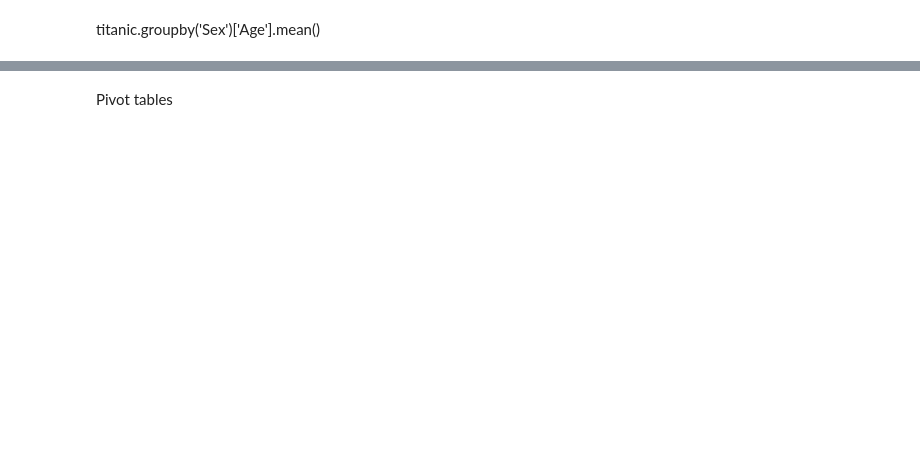
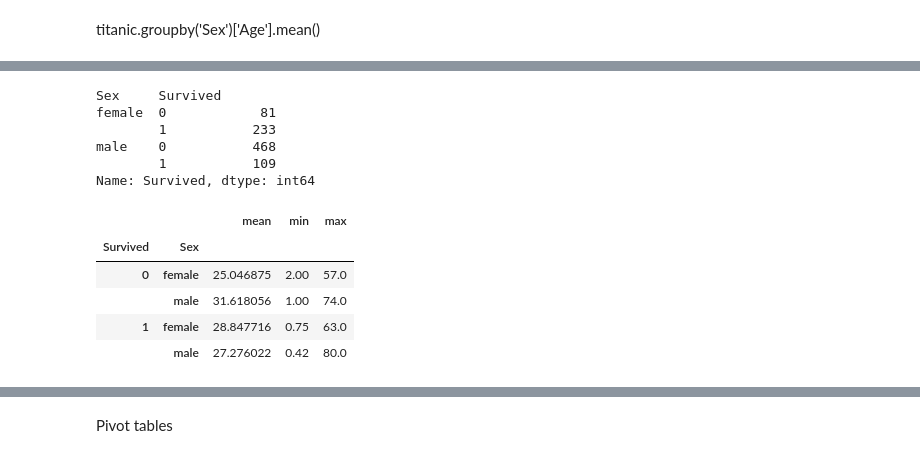
Before and after one commit to ShaheerJamalChishti90/CDE-Learning-B2, a Jupyter notebook: 03 Data Analysis/Pandas/Class 02 - Dataframes and Aggregagtion.ipynb, the cells around one changed output, grey strips where cells are left out. Cells and saved outputs as stored; diff of their text form; code cells hidden in the pictures; blank space fills up the shorter version.

```diff
--- a/03 Data Analysis/Pandas/Class 02 - Dataframes and Aggregagtion.ipynb
+++ b/03 Data Analysis/Pandas/Class 02 - Dataframes and Aggregagtion.ipynb
@@ -458,4 +625,20 @@ titanic.groupby(['Survived', 'Sex'])['Survived'].count() # < -- multiple group
+# %%
+titanic.groupby(['Sex','Survived'])['Survived'].count() # < -- multiple group
+# %% [output]
+Sex     Survived
+female  0            81
+        1           233
+male    0           468
+        1           109
+Name: Survived, dtype: int64
 # %%
-titanic.groupby(['Survived', 'Sex'])['Age'].agg(['count', 'min', 'max'])# <-- multiple stats
+titanic.groupby(['Survived', 'Sex'])['Age'].agg(['mean', 'min', 'max'])# <-- multiple stats
+# %% [output]
+|  |  | mean | min | max |
+| Survived | Sex |  |  |  |
+| 0 | female | 25.046875 | 2.00 | 57.0 |
+|  | male | 31.618056 | 1.00 | 74.0 |
+| 1 | female | 28.847716 | 0.75 | 63.0 |
+|  | male | 27.276022 | 0.42 | 80.0 |
 # %%
 titanic.groupby(['Survived', 'Sex'])[['Age', 'SibSp']].agg(['count', 'min', 'max'])
```
Also changed, not shown: parts of 37 cells of this notebook.
